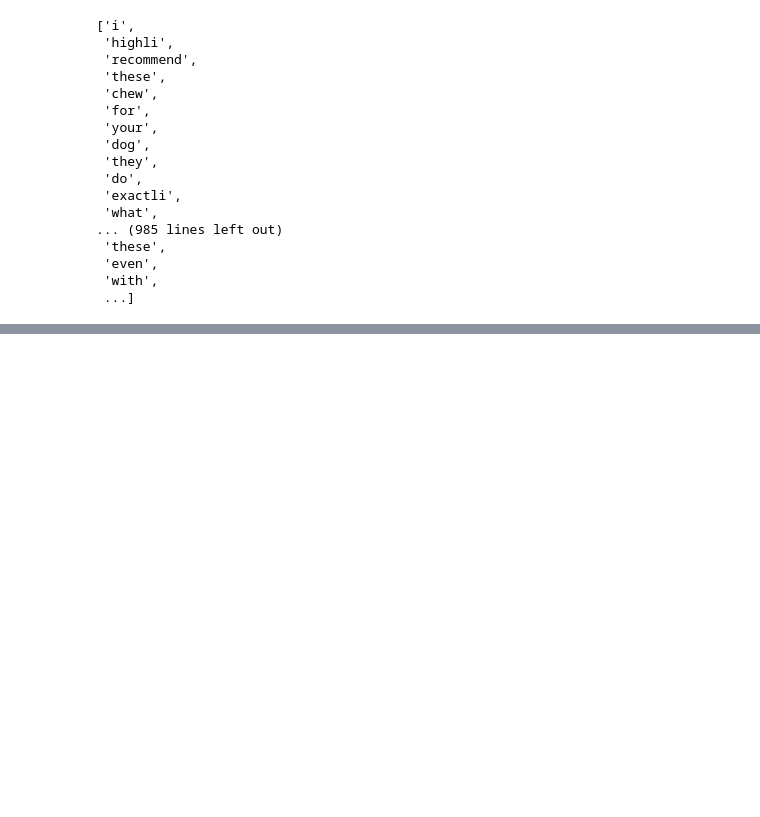
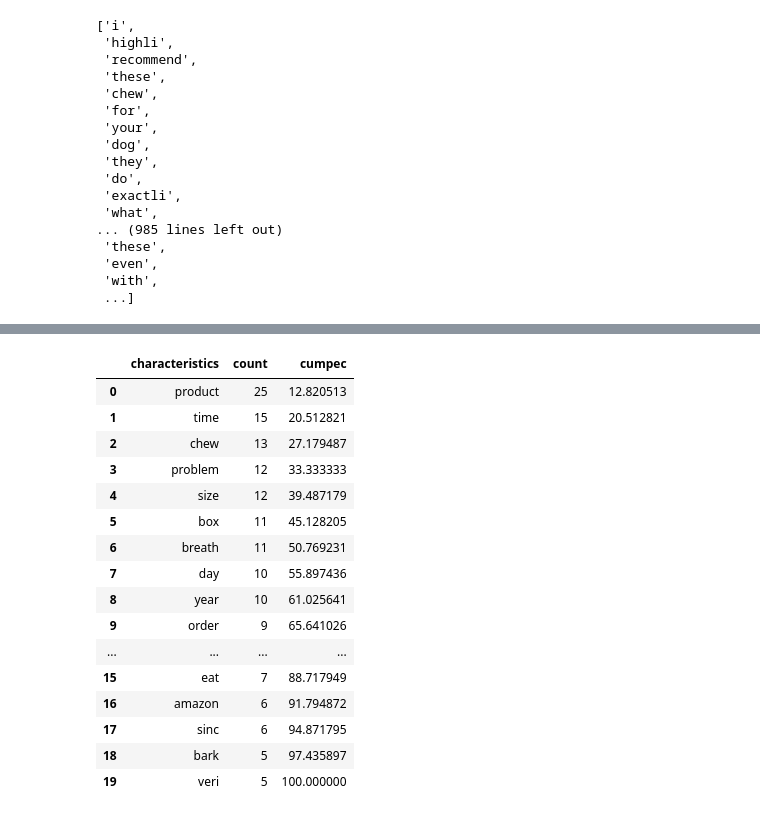
Before and after one commit to fbaezcalderon/fall_2024_quality_characteristics, a Jupyter notebook: quality_characteristics.ipynb, the cells around one changed output, grey strips where cells are left out. Saved outputs shown, nothing was run; the diff lists cells and outputs as text; code cells hidden in the pictures; blank space fills up the shorter version.

```diff
--- a/quality_characteristics.ipynb
+++ b/quality_characteristics.ipynb
@@ -411,0 +426,20 @@ Name: count, dtype: int64
+# %%
+pareto_df
+# %% [output]
+|  | characteristics | count | cumpec |
+| 0 | product | 25 | 12.820513 |
+| 1 | time | 15 | 20.512821 |
+| 2 | chew | 13 | 27.179487 |
+| 3 | problem | 12 | 33.333333 |
+| 4 | size | 12 | 39.487179 |
+| 5 | box | 11 | 45.128205 |
+| 6 | breath | 11 | 50.769231 |
+| 7 | day | 10 | 55.897436 |
+| 8 | year | 10 | 61.025641 |
+| 9 | order | 9 | 65.641026 |
+| ... | ... | ... | ... |
+| 15 | eat | 7 | 88.717949 |
+| 16 | amazon | 6 | 91.794872 |
+| 17 | sinc | 6 | 94.871795 |
+| 18 | bark | 5 | 97.435897 |
+| 19 | veri | 5 | 100.000000 |
```
Also changed, not shown: parts of 16 cells of this notebook, 1 other file.
